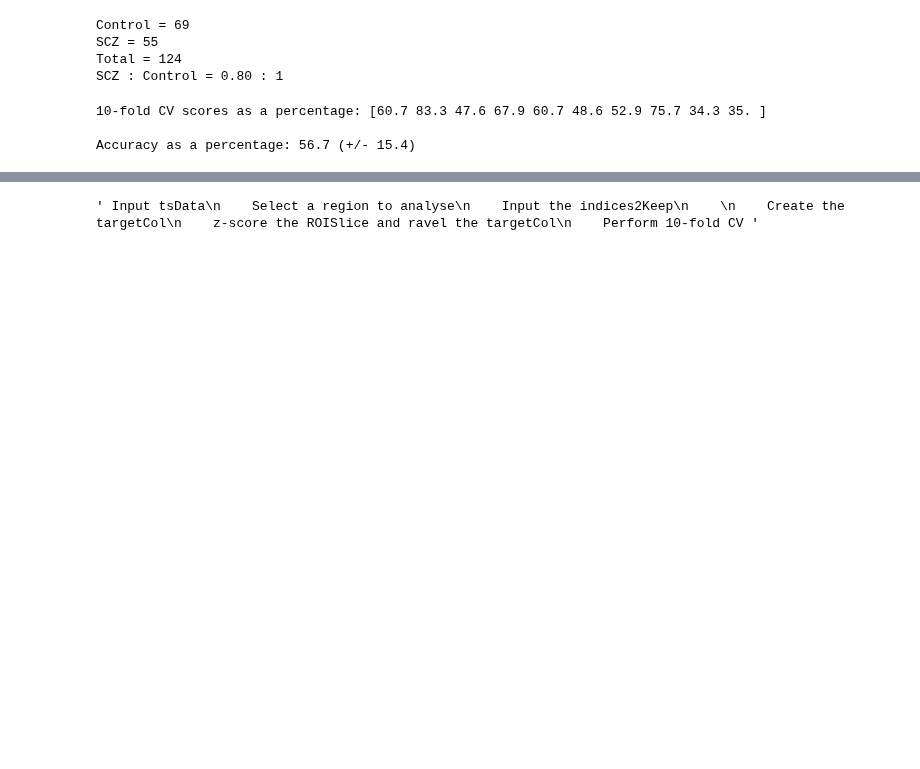
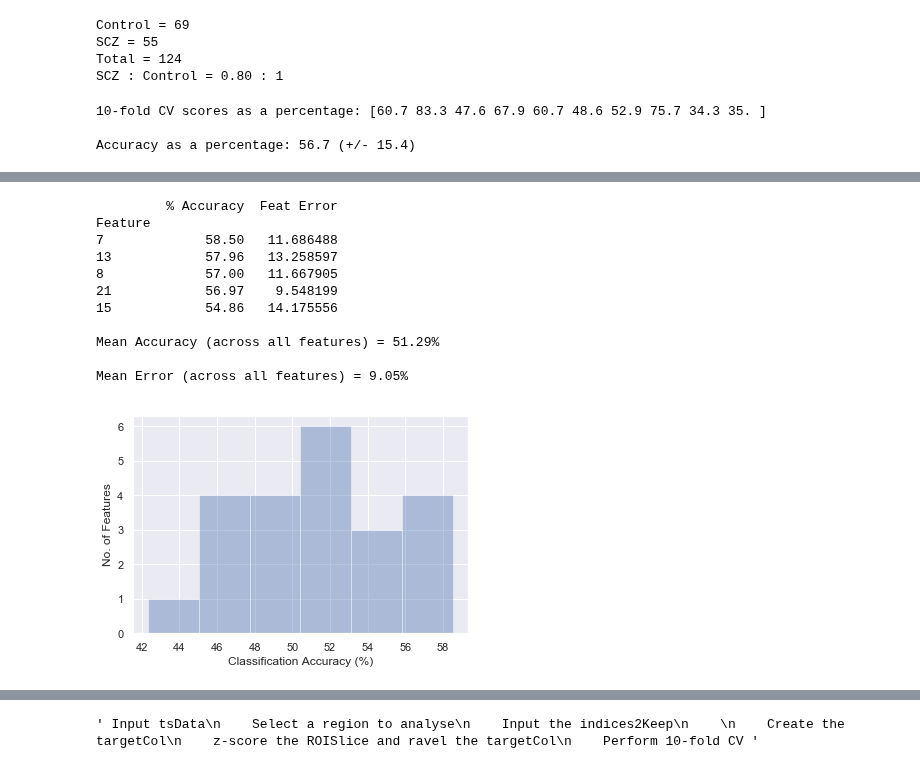
Before and after one commit to DynamicsAndNeuralSystems/fMRI_FeaturesDisorders, a Jupyter notebook: refinedCode.ipynb, the cells around one changed output, grey strips where cells are left out. Cells and saved outputs as stored; diff of their text form; code cells hidden in the pictures; blank space fills up the shorter version.

```diff
--- a/refinedCode.ipynb
+++ b/refinedCode.ipynb
@@ -358,0 +180,17 @@ Reg_by_Reg_Anal(ROI, tsData, targetCol, ROIs, indices2Keep, dispFigs)
+# %%
+# Define a function, showMeFeatAccPlot
+
+af.showMeFeatAccPlot(ROIs, feats, featList, subjects, tsData, indices2KeepMat, targetCol, dispFigs)
+# %% [output]
+         % Accuracy  Feat Error
+Feature
+7             58.50   11.686488
+13            57.96   13.258597
+8             57.00   11.667905
+21            56.97    9.548199
+15            54.86   14.175556
+
+Mean Accuracy (across all features) = 51.29%
+
+Mean Error (across all features) = 9.05%
+[figure, added]
```
Also changed, not shown: parts of 8 cells of this notebook, 1 other file.
